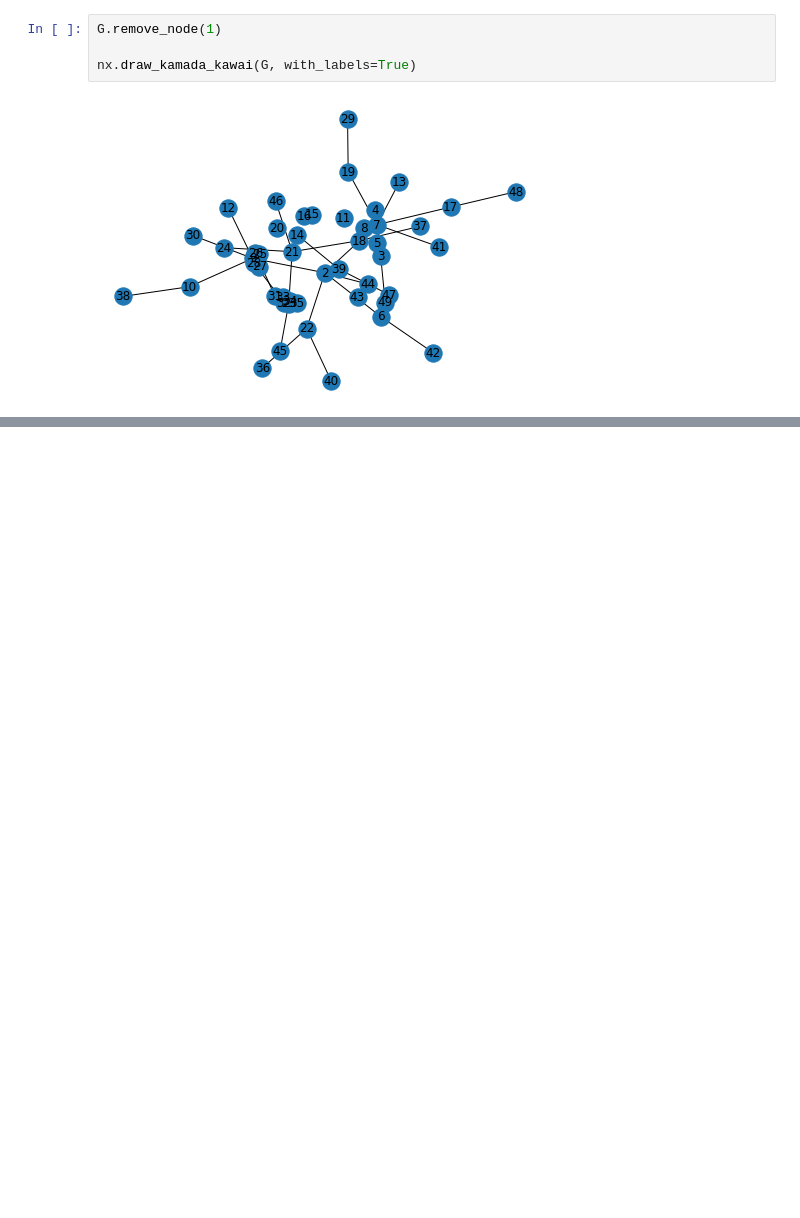
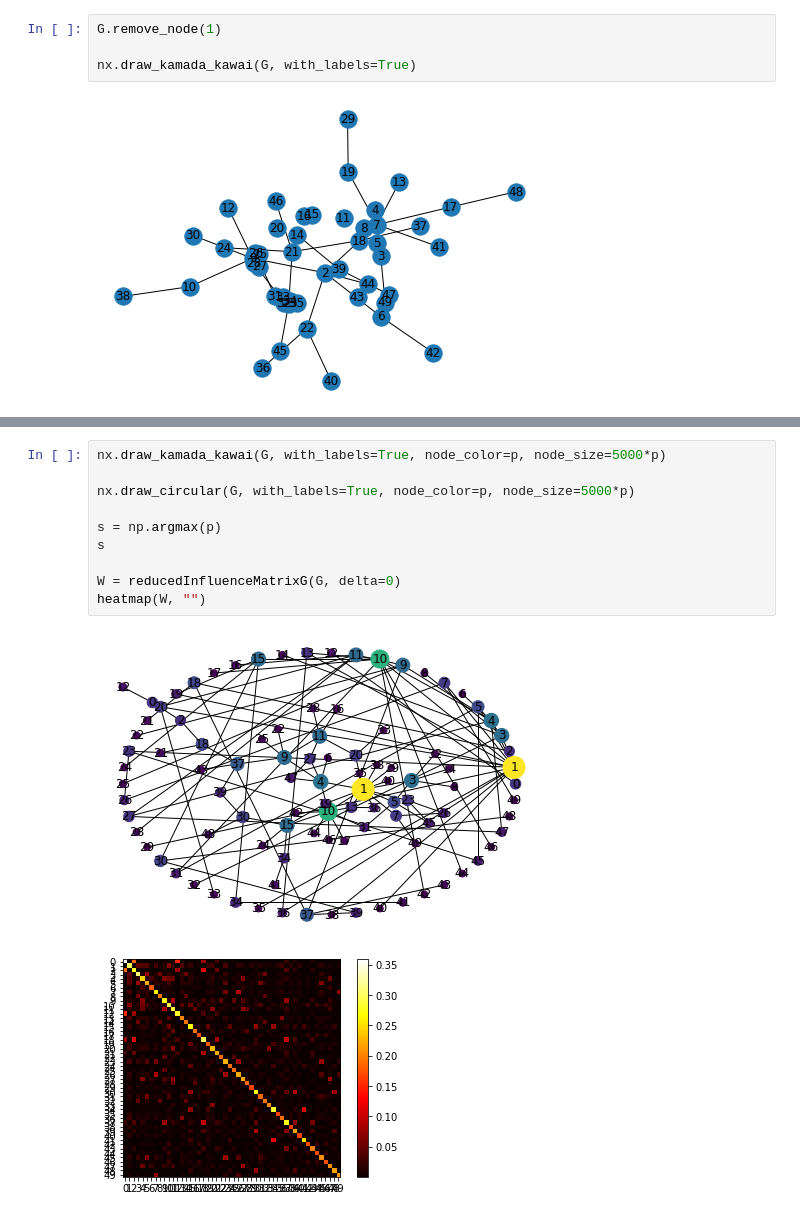
Before and after one commit to zelhar/baproject, a Jupyter notebook: ba/exploration_of_propagation_in_small_graphs.ipynb, the cells around one changed output, grey strips where cells are left out. Saved outputs shown, nothing was run; the diff lists cells and outputs as text; blank space fills up the shorter version.

```diff
--- a/ba/exploration_of_propagation_in_small_graphs.ipynb
+++ b/ba/exploration_of_propagation_in_small_graphs.ipynb
@@ -214,0 +224,13 @@ nx.draw_kamada_kawai(G, with_labels=True)
+# %%
+nx.draw_kamada_kawai(G, with_labels=True, node_color=p, node_size=5000*p)
+
+nx.draw_circular(G, with_labels=True, node_color=p, node_size=5000*p)
+
+s = np.argmax(p)
+s
+
+W = reducedInfluenceMatrixG(G, delta=0)
+heatmap(W, "")
+# %% [output]
+[figure, added]
+[figure, added]
```
Also changed, not shown: parts of 22 cells of this notebook, 2 other files.
